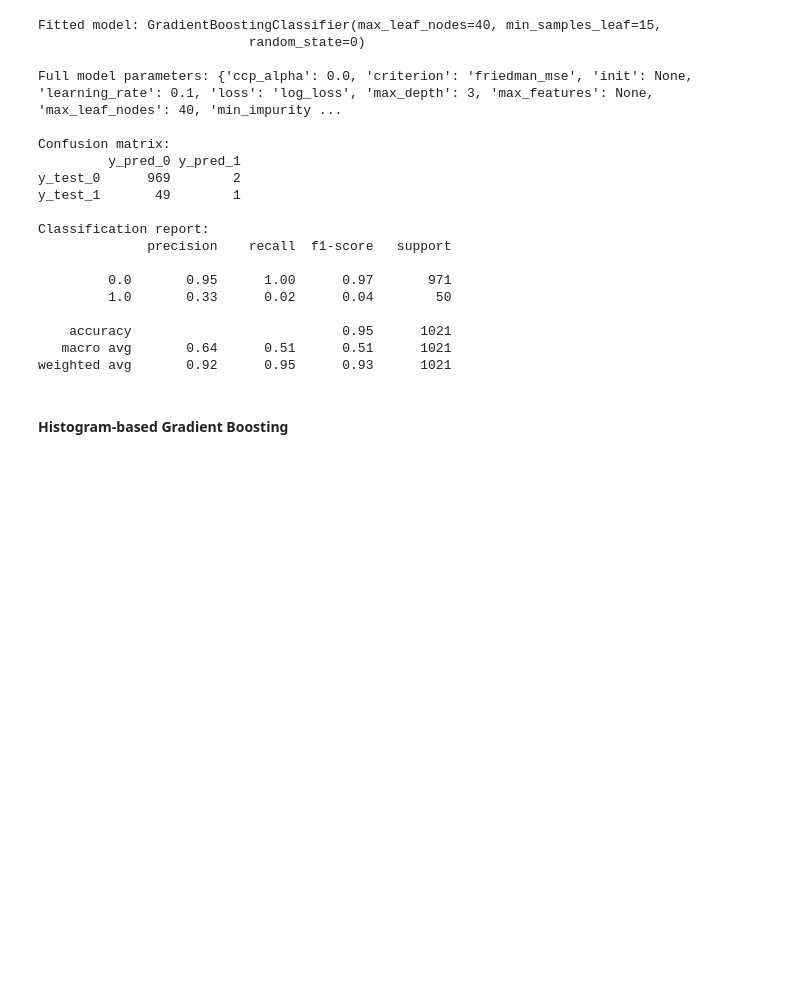
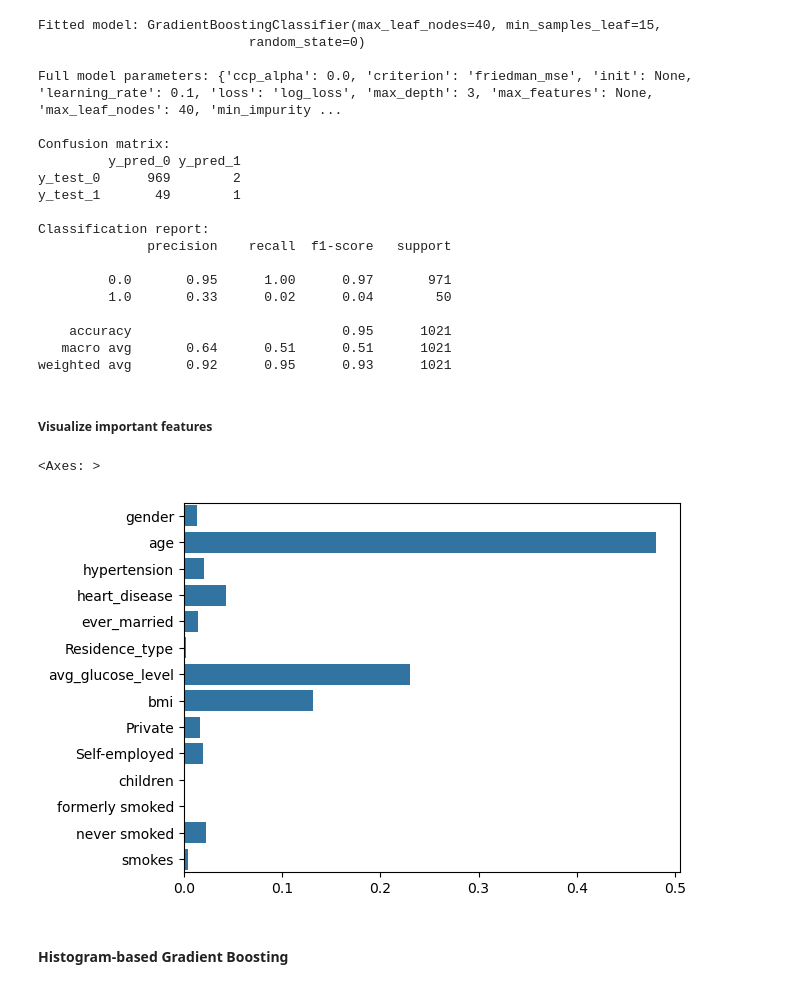
Before and after one commit to SamdGuizani/Python-ML-Labs-Project, a Jupyter notebook: Python ML Labs project_Stroke Prediction.ipynb, the cells around one changed output. Cells and saved outputs as stored; diff of their text form; code cells hidden in the pictures; blank space fills up the shorter version.

```diff
--- a/Python ML Labs project_Stroke Prediction.ipynb
+++ b/Python ML Labs project_Stroke Prediction.ipynb
@@ -916,6 +932,14 @@ Classification report:
     accuracy                           0.95      1021
    macro avg       0.64      0.51      0.51      1021
 weighted avg       0.92      0.95      0.93      1021
+# %% [markdown]
+##### Visualize important features
+# %%
+GBoost_importances = pd.Series(GBoost_classifier.fitted_model.feature_importances_, index=feature_names)
+sns.barplot(GBoost_importances, orient='h')
+# %% [output]
+<Axes: >
+[figure, added]
 # %% [markdown]
 #### Histogram-based Gradient Boosting
 # %%
```
Also changed, not shown: parts of 5 cells of this notebook, 1 other file.
